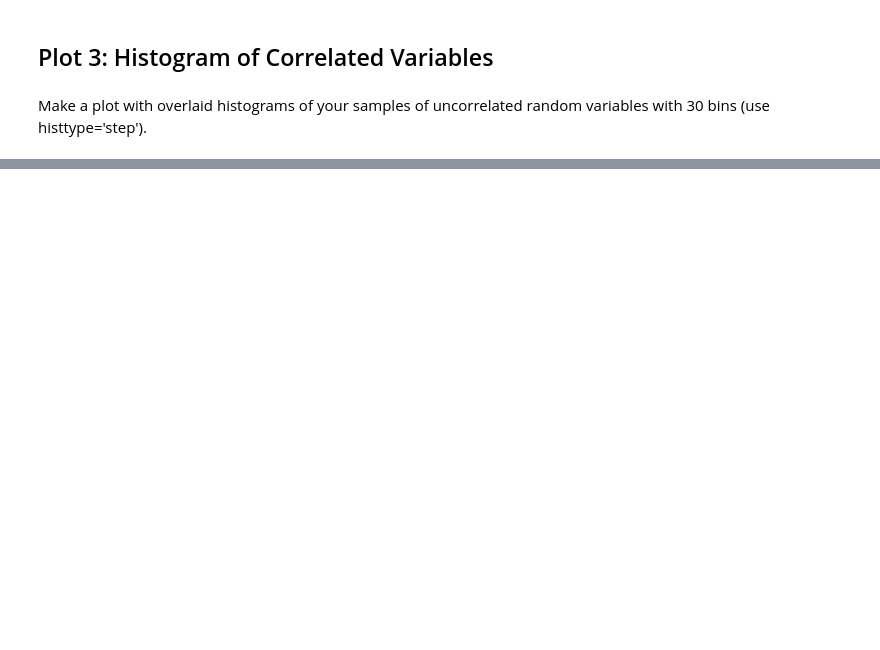
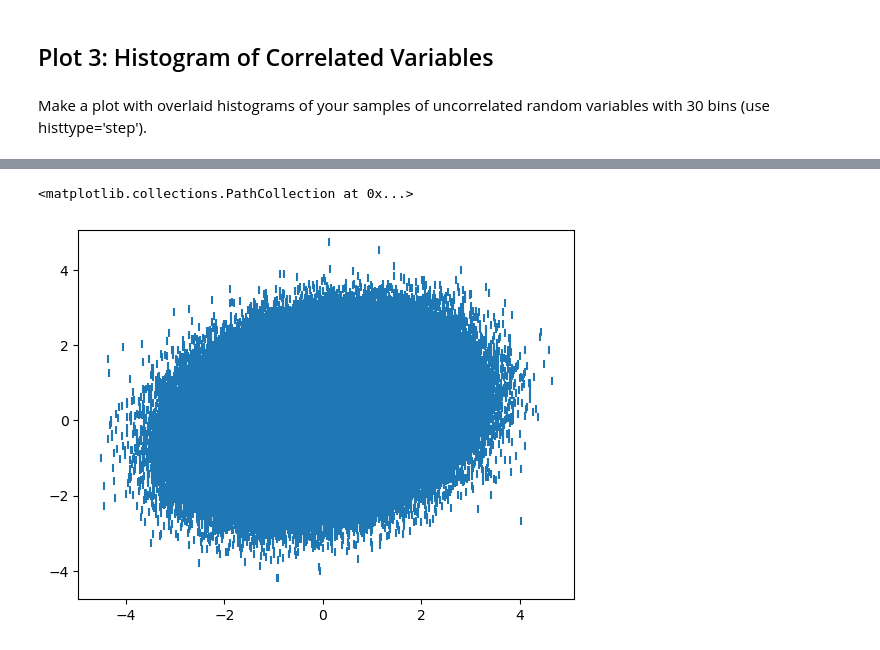
Before and after one commit to DTUWindEducation/46120-PiWE, a Jupyter notebook: tutorials_scientific_python/3b-exercise_matplotlib.ipynb, the cells around one changed output, grey strips where cells are left out. Drawn from its saved outputs; the diff is of its cells as text; code cells hidden in the pictures; blank space fills up the shorter version.

```diff
--- a/tutorials_scientific_python/3b-exercise_matplotlib.ipynb
+++ b/tutorials_scientific_python/3b-exercise_matplotlib.ipynb
@@ -63,0 +80,5 @@ Make a plot with overlaid histograms of your samples of uncorrelated random vari
+# %%
+plt.scatter(cor_vars[0,:],cor_vars[1,:],marker=2)
+# %% [output]
+<matplotlib.collections.PathCollection at 0x...>
+[figure, added]
```
Also changed, not shown: parts of 9 cells of this notebook.
